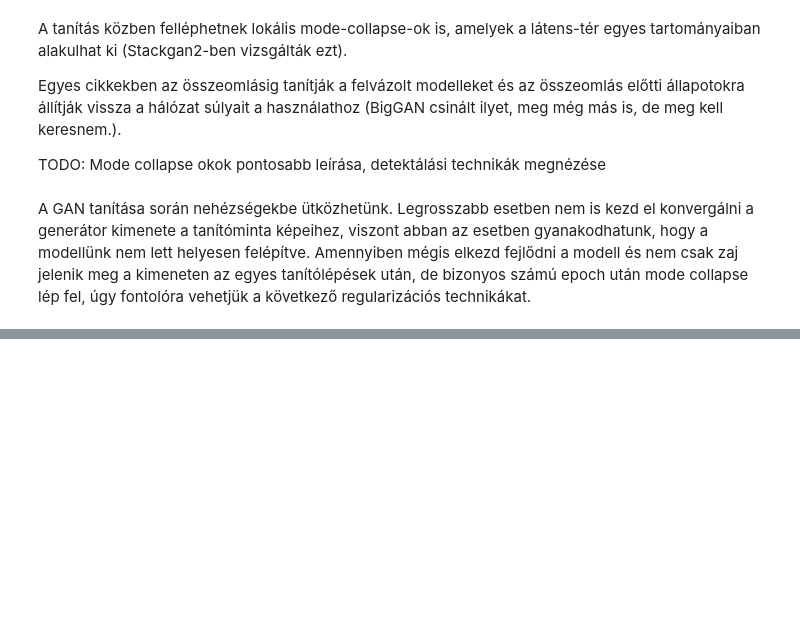
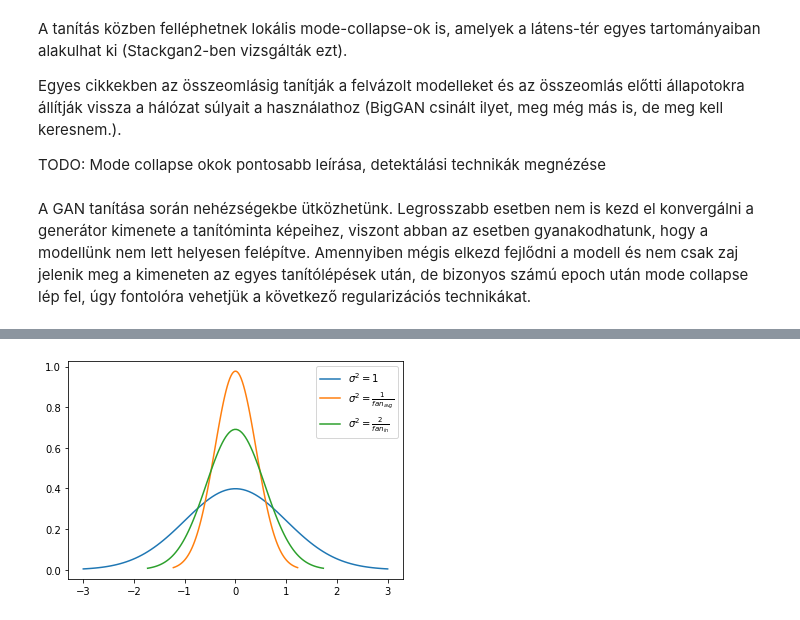
Before and after one commit to DanielNagy97/diplomamunka, a Jupyter notebook: docs/notebooks/Regularization_Chapter.ipynb, the cells around one changed output, grey strips where cells are left out. Drawn from its saved outputs; the diff is of its cells as text; code cells hidden in the pictures; blank space fills up the shorter version.

```diff
--- a/docs/notebooks/Regularization_Chapter.ipynb
+++ b/docs/notebooks/Regularization_Chapter.ipynb
@@ -53,0 +107,22 @@ def discriminator_loss(real_output, fake_output):
+# %%
+import matplotlib.pyplot as plt
+import numpy as np
+import scipy.stats as stats
+import math
+
+def plot_normal(mu, variance, label):
+    sigma = math.sqrt(variance)
+    x = np.linspace(mu - 3*sigma, mu + 3*sigma, 100)
+    plt.plot(x, stats.norm.pdf(x, mu, sigma), label=label)
+
+
+fan_in = 6
+fan_out = 6
+
+plot_normal(0, 1, r'$\sigma^2 = 1$')
+plot_normal(0, 1/((fan_in + fan_out)/2), r'$\sigma^2 = \frac{1}{fan_{avg}}$')
+plot_normal(0, 2/fan_in, r'$\sigma^2 = \frac{2}{fan_{in}}$')
+plt.legend(loc=0)
+plt.show()
+# %% [output]
+[figure, added]
```
Also changed, not shown: parts of 9 cells of this notebook.
